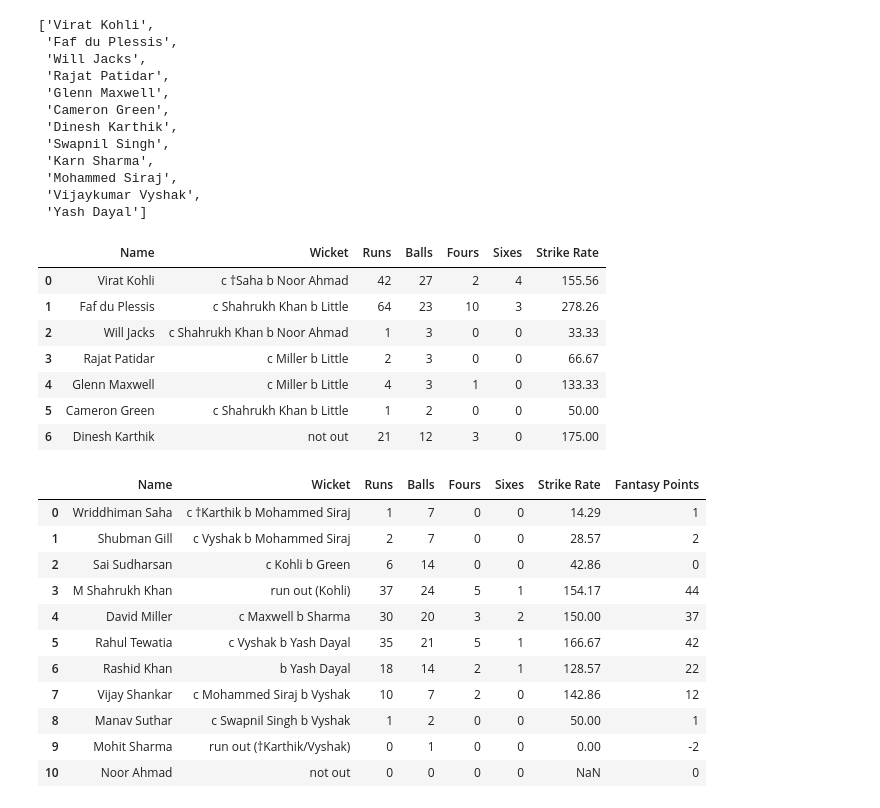
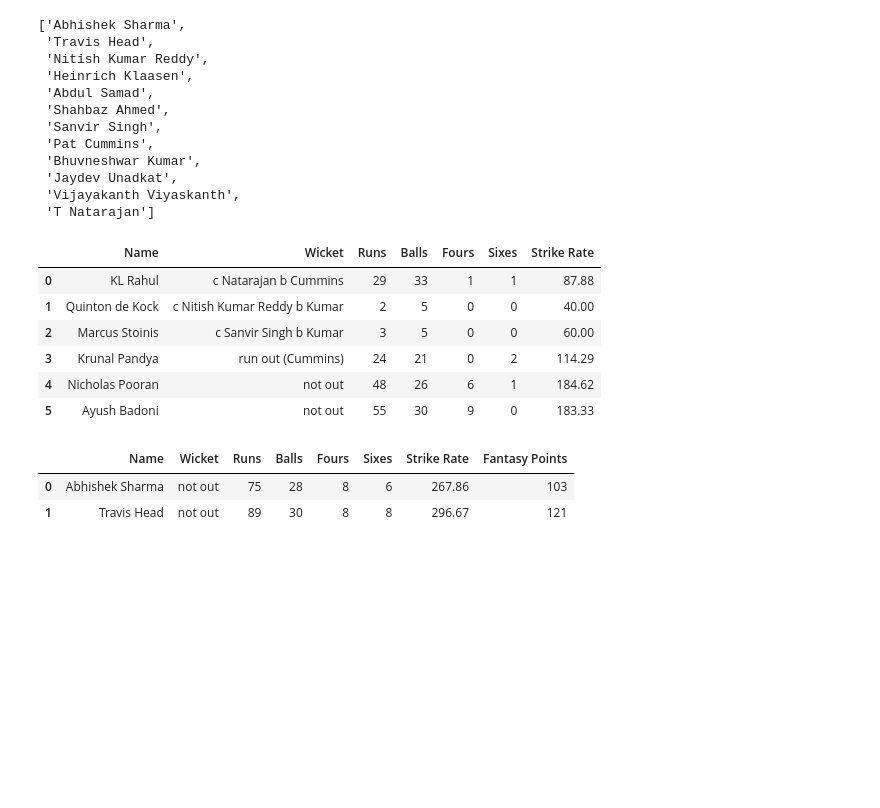
Before and after one commit to TheLameOne/dream11, a Jupyter notebook: fantasypoints.ipynb, the cells around one changed output. Drawn from its saved outputs; the diff is of its cells as text; code cells hidden in the pictures; blank space fills up the shorter version.

```diff
--- a/fantasypoints.ipynb
+++ b/fantasypoints.ipynb
@@ -74,8 +74,10 @@ class Match(object):
         df = pd.DataFrame(columns= ['Name', "Wicket", "Runs", "Balls", "Fours", "Sixes"])
         tables = soup.find_all('table')
         brows = tables[0].findAll('tr')[1:-4]
-        for brow in brows[::2]:
+        for brow in brows:
             x  = brow.findAll('td')
+            if len(x) == 1:
+                continue
             name = x[0].text
             name2 = name.replace('(c)','')
             name3 = name2.replace('†', '')
@@ -91,8 +93,10 @@ class Match(object):
         df = pd.DataFrame(columns= ['Name', "Wicket", "Runs", "Balls", "Fours", "Sixes"])
         tables = soup.find_all('table')
         brows = tables[2].findAll('tr')[1:-4]
-        for brow in brows[::2]:
+        for brow in brows:
             x  = brow.findAll('td')
+            if len(x) == 1:
+                continue
             name = x[0].text
             name2 = name.replace('(c)','')
             name3 = name2.replace('†', '')
@@ -123,7 +127,7 @@ class Match(object):
     def get_dream11_points(self):
         return None
 # %%
-matchNumber = 1426290
+matchNumber = 1426295
 
 m = Match(matchNumber)
 m.team1
@@ -160,65 +161,55 @@ See the caveats in the documentation: https://pandas.pydata.org/pandas-docs/stab
 # %%
 m.team1
 # %% [output]
-['Virat Kohli',
- 'Faf du Plessis',
- 'Will Jacks',
- 'Rajat Patidar',
- 'Glenn Maxwell',
- 'Cameron Green',
- 'Dinesh Karthik',
- 'Swapnil Singh',
- 'Karn Sharma',
- 'Mohammed Siraj',
- 'Vijaykumar Vyshak',
- 'Yash Dayal']
+['Abhishek Sharma',
+ 'Travis Head',
+ 'Nitish Kumar Reddy',
+ 'Heinrich Klaasen',
+ 'Abdul Samad',
+ 'Shahbaz Ahmed',
+ 'Sanvir Singh',
+ 'Pat Cummins',
+ 'Bhuvneshwar Kumar',
+ 'Jaydev Unadkat',
+ 'Vijayakanth Viyaskanth',
+ 'T Natarajan']
 # %%
-m.team2_batting_df
+m.team1_batting_df
 
 # m.team2_bowling_df
 # %% [output]
 |  | Name | Wicket | Runs | Balls | Fours | Sixes | Strike Rate |
-| 0 | Virat Kohli | c †Saha b Noor Ahmad | 42 | 27 | 2 | 4 | 155.56 |
-| 1 | Faf du Plessis | c Shahrukh Khan b Little | 64 | 23 | 10 | 3 | 278.26 |
-| 2 | Will Jacks | c Shahrukh Khan b Noor Ahmad | 1 | 3 | 0 | 0 | 33.33 |
-| 3 | Rajat Patidar | c Miller b Little | 2 | 3 | 0 | 0 | 66.67 |
-| 4 | Glenn Maxwell | c Miller b Little | 4 | 3 | 1 | 0 | 133.33 |
-| 5 | Cameron Green | c Shahrukh Khan b Little | 1 | 2 | 0 | 0 | 50.00 |
-| 6 | Dinesh Karthik | not out | 21 | 12 | 3 | 0 | 175.00 |
+| 0 | KL Rahul | c Natarajan b Cummins | 29 | 33 | 1 | 1 | 87.88 |
+| 1 | Quinton de Kock | c Nitish Kumar Reddy b Kumar | 2 | 5 | 0 | 0 | 40.00 |
+| 2 | Marcus Stoinis | c Sanvir Singh b Kumar | 3 | 5 | 0 | 0 | 60.00 |
+| 3 | Krunal Pandya | run out (Cummins) | 24 | 21 | 0 | 2 | 114.29 |
+| 4 | Nicholas Pooran | not out | 48 | 26 | 6 | 1 | 184.62 |
+| 5 | Ayush Badoni | not out | 55 | 30 | 9 | 0 | 183.33 |
 # %%
-x = m.team1_batting_df
+x = m.team2_batting_df
 
 x['Fantasy Points'] = x['Runs'] + x['Fours'] + x['Sixes']*2
 x['Fantasy Points'] = x['Runs'] + x['Fours'] + x['Sixes']*2
 x['Fantasy Points'] = numpy.where(x['Runs'] > 50, x['Fantasy Points'] + 8, x['Fantasy Points'])
 x['Fantasy Points'] = numpy.where(x['Runs'] > 100, x['Fantasy Points'] + 8, x['Fantasy Points'])
 x['Fantasy Points'] = numpy.where((x['Runs'] == 0) & (x['Wicket'] != 'not out '), x['Fantasy Points'] - 2 , x['Fantasy Points'])
 x['Fantasy Points'] = numpy.where((x['Strike Rate'] <=70 ) & (x['Balls'] >= 10), x['Fantasy Points'] - 2 , x['Fantasy Points'])
 x['Fantasy Points'] = numpy.where((x['Strike Rate'] <60) & (x['Balls'] >= 10), x['Fantasy Points'] - 2 , x['Fantasy Points'])
 x['Fantasy Points'] = numpy.where((x['Strike Rate'] <50 ) & (x['Balls'] >= 10), x['Fantasy Points'] - 2 , x['Fantasy Points'])
 
 y = m.team1_bowling_df
 
 y['Fantasy Points'] = y['Wickets']*25 + y['Maidens']*8
 y['Fantasy Points'] = numpy.where(y['Wickets'] >= 4, y['Fantasy Points'] + 8, y['Fantasy Points'])
 y['Fantasy Points'] = numpy.where(y['Wickets'] >= 5, y['Fantasy Points'] + 8, y['Fantasy Points'])
 y['Fantasy Points'] = numpy.where((y['Economy'] <= 6) & (y['Overs'] >=2) , y['Fantasy Points'] +2, y['Fantasy Points'])
 y['Fantasy Points'] = numpy.where((y['Economy'] <= 5) & (y['Overs'] >=2), y['Fantasy Points'] +2, y['Fantasy Points'])
 
 x
 # %% [output]
 |  | Name | Wicket | Runs | Balls | Fours | Sixes | Strike Rate | Fantasy Points |
-| 0 | Wriddhiman Saha | c †Karthik b Mohammed Siraj | 1 | 7 | 0 | 0 | 14.29 | 1 |
-| 1 | Shubman Gill | c Vyshak b Mohammed Siraj | 2 | 7 | 0 | 0 | 28.57 | 2 |
-| 2 | Sai Sudharsan | c Kohli b Green | 6 | 14 | 0 | 0 | 42.86 | 0 |
-| 3 | M Shahrukh Khan | run out (Kohli) | 37 | 24 | 5 | 1 | 154.17 | 44 |
-| 4 | David Miller | c Maxwell b Sharma | 30 | 20 | 3 | 2 | 150.00 | 37 |
-| 5 | Rahul Tewatia | c Vyshak b Yash Dayal | 35 | 21 | 5 | 1 | 166.67 | 42 |
-| 6 | Rashid Khan | b Yash Dayal | 18 | 14 | 2 | 1 | 128.57 | 22 |
-| 7 | Vijay Shankar | c Mohammed Siraj b Vyshak | 10 | 7 | 2 | 0 | 142.86 | 12 |
-| 8 | Manav Suthar | c Swapnil Singh b Vyshak | 1 | 2 | 0 | 0 | 50.00 | 1 |
-| 9 | Mohit Sharma | run out (†Karthik/Vyshak) | 0 | 1 | 0 | 0 | 0.00 | -2 |
-| 10 | Noor Ahmad | not out | 0 | 0 | 0 | 0 | NaN | 0 |
+| 0 | Abhishek Sharma | not out | 75 | 28 | 8 | 6 | 267.86 | 103 |
+| 1 | Travis Head | not out | 89 | 30 | 8 | 8 | 296.67 | 121 |
 # %%
 
 # Same for Strike Rate
```
Also changed, not shown: parts of 3 cells of this notebook.
